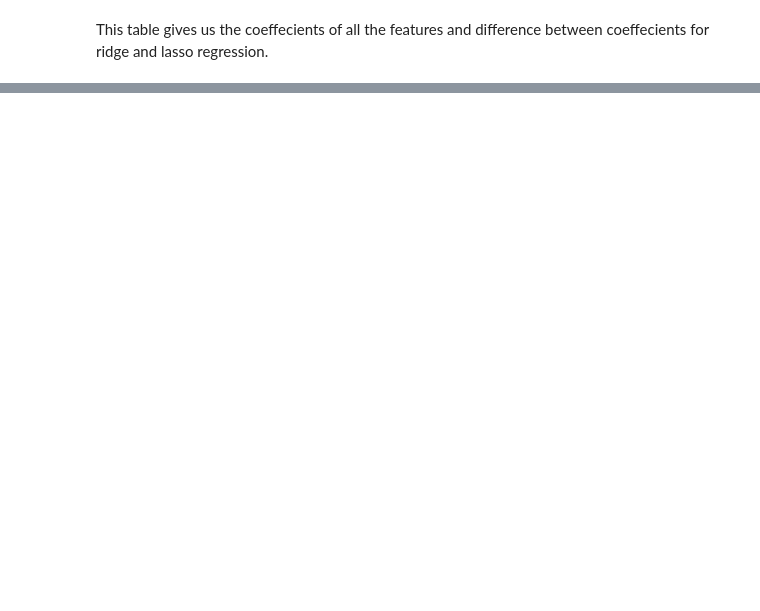
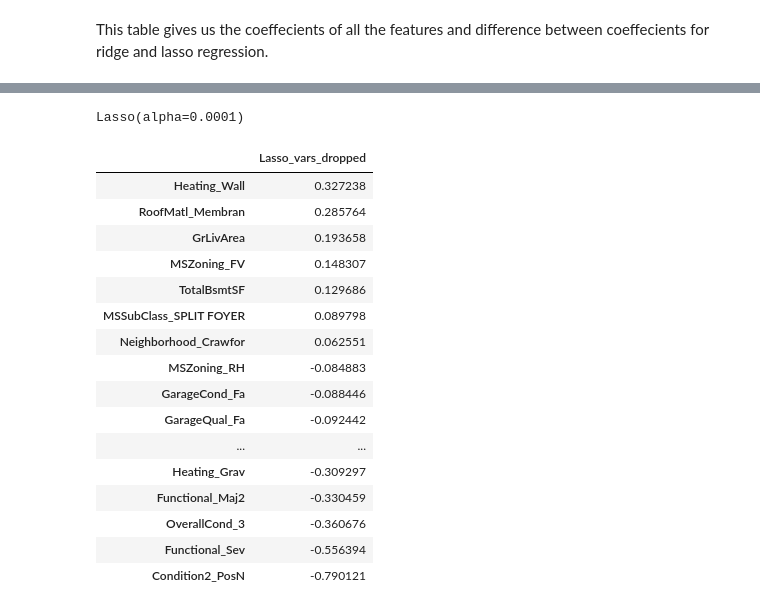
Before and after one commit to badribnarayanan/iiit-pgdml, a Jupyter notebook: AdvancedRegression/advancedregression.ipynb, the cells around one changed output, grey strips where cells are left out. Drawn from its saved outputs; the diff is of its cells as text; code cells hidden in the pictures; blank space fills up the shorter version.

```diff
--- a/AdvancedRegression/advancedregression.ipynb
+++ b/AdvancedRegression/advancedregression.ipynb
@@ -1479,0 +1484,3 @@ This table gives us the coeffecients of all the features and difference between
+# %%
+cols_to_drop = ['OverallQual_10', 'OverallQual_9', 'OverallQual_8', 'OverallQual_7', 'OverallQual_6']
+X_train_rfe_dropped = X_train_rfe.drop(labels=cols_to_drop, axis=1)
@@ -1479,0 +1489,11 @@ This table gives us the coeffecients of all the features and difference between
+# %%
+lasso = Lasso()
+
+# cross validation
+model_cv = GridSearchCV(estimator = lasso,
+                        param_grid = params,
+                        scoring= 'neg_mean_absolute_error',
+                        cv = folds,
+                        return_train_score=True,
+                        verbose = 1)
+model_cv.fit(X_train_rfe_dropped, Y)
@@ -1479,0 +1509,32 @@ This table gives us the coeffecients of all the features and difference between
+# %%
+alpha = model_cv.best_params_['alpha']
+lasso_dropped = Lasso(alpha=alpha)
+lasso_dropped.fit(X_train_rfe_dropped, Y)
+# %% [output]
+Lasso(alpha=0.0001)
+# %%
+#check the betas
+betas_dropped = pd.DataFrame(index=X_train_rfe_dropped.columns)
+betas_dropped.rows = X_train_rfe_dropped.columns
+betas_dropped['Lasso_vars_dropped'] = lasso_dropped.coef_
+pd.set_option('display.max_rows', None)
+betas_dropped = betas_dropped.sort_values(by=['Lasso_vars_dropped'], ascending=False)
+betas_dropped.head(60)
+# %% [output]
+|  | Lasso_vars_dropped |
+| Heating_Wall | 0.327238 |
+| RoofMatl_Membran | 0.285764 |
+| GrLivArea | 0.193658 |
+| MSZoning_FV | 0.148307 |
+| TotalBsmtSF | 0.129686 |
+| MSSubClass_SPLIT FOYER | 0.089798 |
+| Neighborhood_Crawfor | 0.062551 |
+| MSZoning_RH | -0.084883 |
+| GarageCond_Fa | -0.088446 |
+| GarageQual_Fa | -0.092442 |
+| ... | ... |
+| Heating_Grav | -0.309297 |
+| Functional_Maj2 | -0.330459 |
+| OverallCond_3 | -0.360676 |
+| Functional_Sev | -0.556394 |
+| Condition2_PosN | -0.790121 |
```
Also changed, not shown: parts of 4 cells of this notebook, 1 other file.
